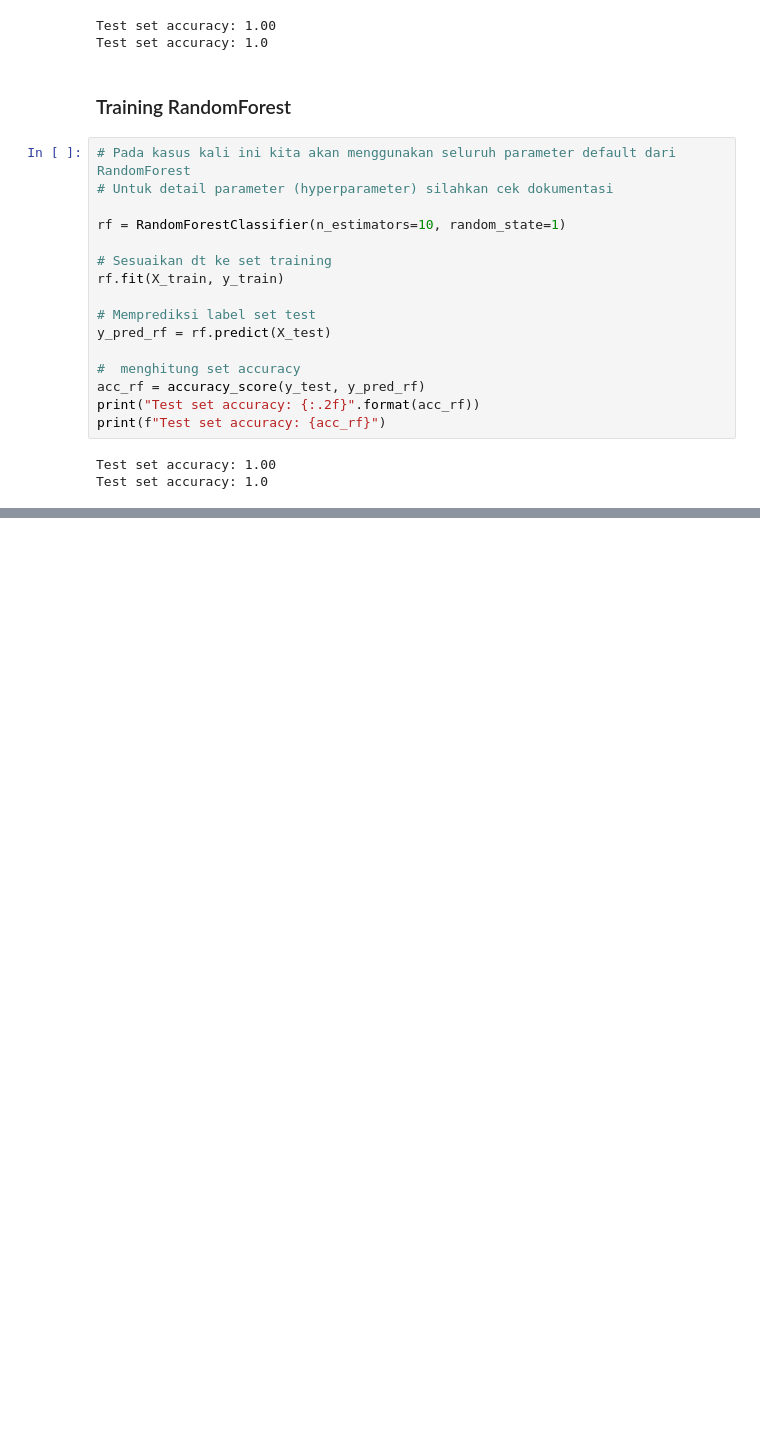
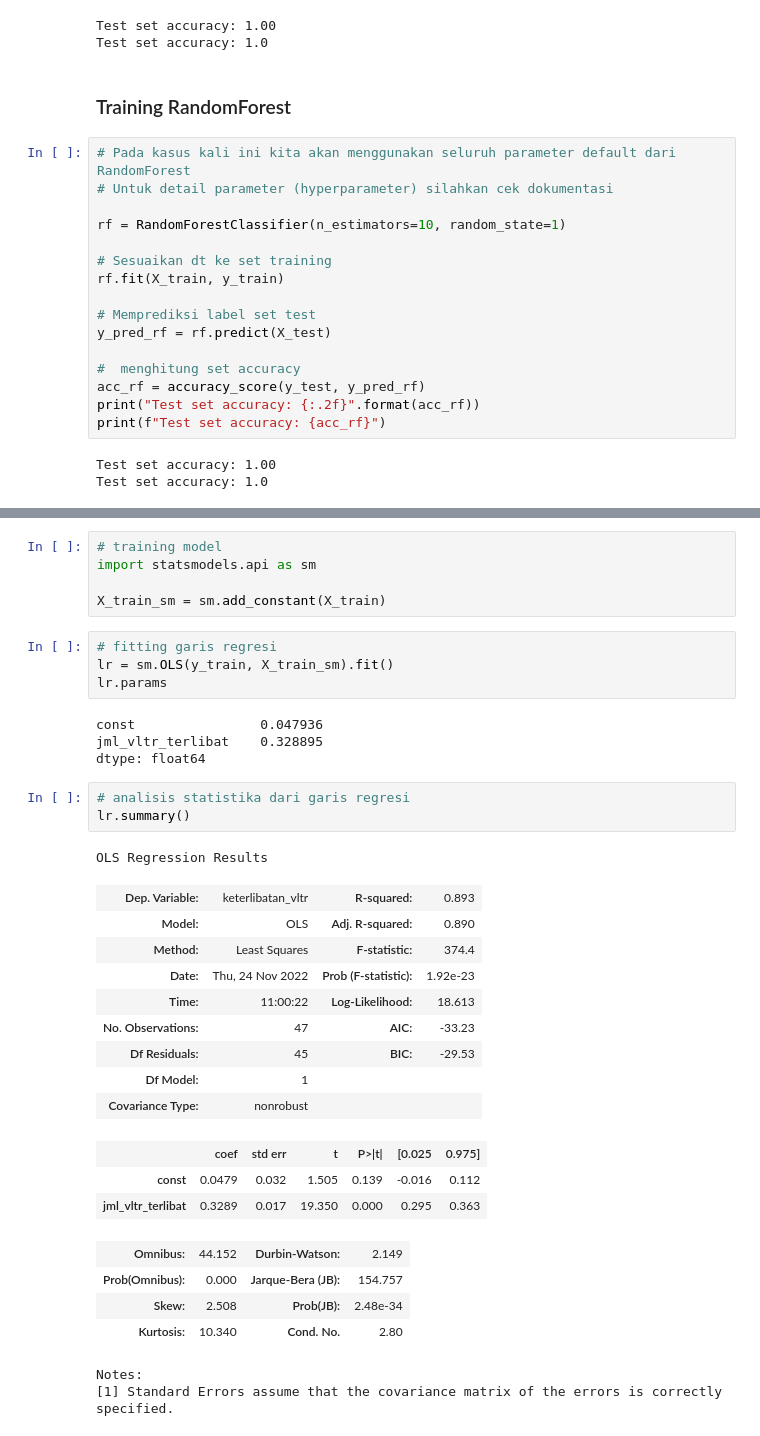
Before and after one commit to dhikaainul/Machine_Learning_Quiz_2, a Jupyter notebook: ML_Quiz2.ipynb, the cells around one changed output, grey strips where cells are left out. Saved outputs shown, nothing was run; the diff lists cells and outputs as text; blank space fills up the shorter version.

```diff
--- a/ML_Quiz2.ipynb
+++ b/ML_Quiz2.ipynb
@@ -140,0 +168,36 @@ NameError: ignored
+# %%
+# training model
+import statsmodels.api as sm
+
+X_train_sm = sm.add_constant(X_train)
+# %%
+# fitting garis regresi
+lr = sm.OLS(y_train, X_train_sm).fit()
+lr.params
+# %% [output]
+const                0.047936
+jml_vltr_terlibat    0.328895
+dtype: float64
+# %%
+# analisis statistika dari garis regresi
+lr.summary()
+# %% [output]
+OLS Regression Results
+| Dep. Variable: | keterlibatan_vltr | R-squared: | 0.893 |
+| Model: | OLS | Adj. R-squared: | 0.890 |
+| Method: | Least Squares | F-statistic: | 374.4 |
+| Date: | Thu, 24 Nov 2022 | Prob (F-statistic): | 1.92e-23 |
+| Time: | 11:00:22 | Log-Likelihood: | 18.613 |
+| No. Observations: | 47 | AIC: | -33.23 |
+| Df Residuals: | 45 | BIC: | -29.53 |
+| Df Model: | 1 |  |  |
+| Covariance Type: | nonrobust |  |  |
+|  | coef | std err | t | P>|t| | [0.025 | 0.975] |
+| const | 0.0479 | 0.032 | 1.505 | 0.139 | -0.016 | 0.112 |
+| jml_vltr_terlibat | 0.3289 | 0.017 | 19.350 | 0.000 | 0.295 | 0.363 |
+| Omnibus: | 44.152 | Durbin-Watson: | 2.149 |
+| Prob(Omnibus): | 0.000 | Jarque-Bera (JB): | 154.757 |
+| Skew: | 2.508 | Prob(JB): | 2.48e-34 |
+| Kurtosis: | 10.340 | Cond. No. | 2.80 |
+Notes:
+[1] Standard Errors assume that the covariance matrix of the errors is correctly specified.
```
Also changed, not shown: parts of 7 cells of this notebook.
